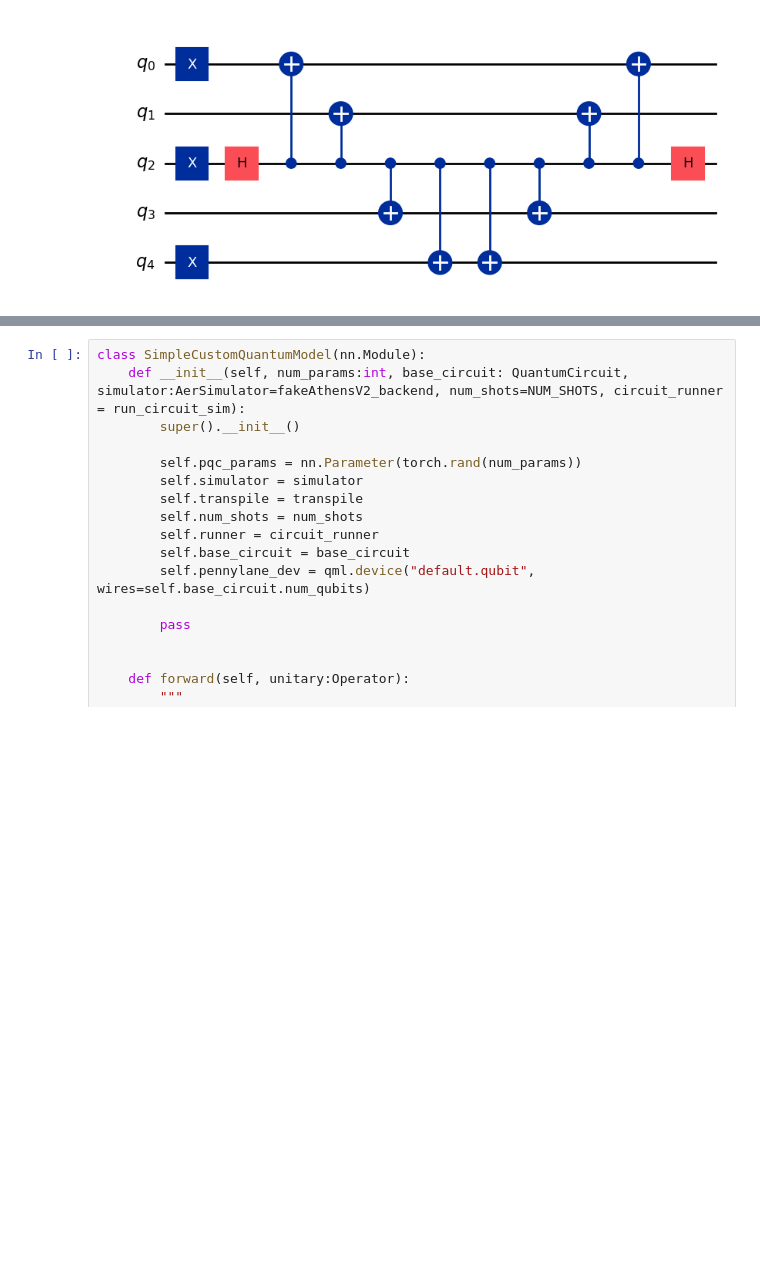
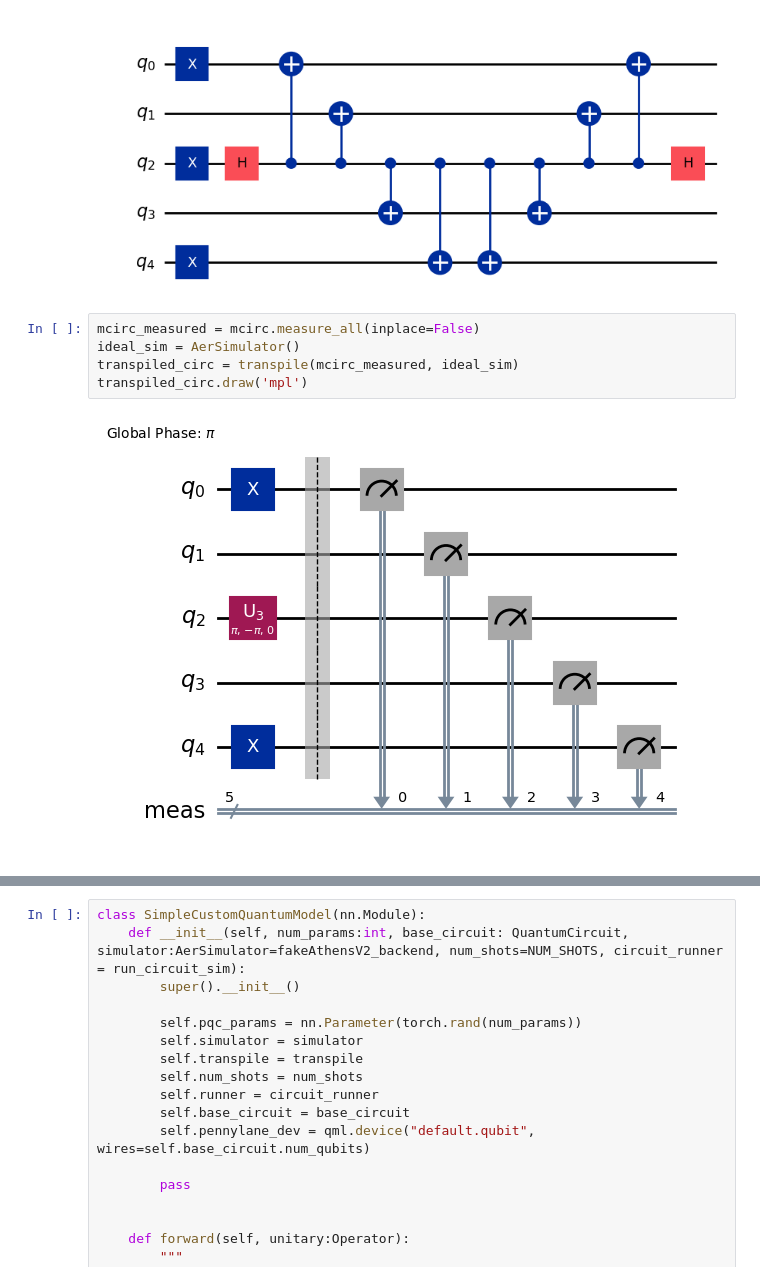
Before and after one commit to ashutiw2k/nequa, a Jupyter notebook: test_notebooks/Torch_PennyLane_IdealBackend.ipynb, the cells around one changed output, grey strips where cells are left out. Drawn from its saved outputs; the diff is of its cells as text; blank space fills up the shorter version.

```diff
--- a/test_notebooks/Torch_PennyLane_IdealBackend.ipynb
+++ b/test_notebooks/Torch_PennyLane_IdealBackend.ipynb
@@ -56,3 +59,10 @@ mcirc = get_circuit_for_model(INPUT_BITS, custom_ghz(5,2))
 mcirc.draw('mpl')
 # %% [output]
 [figure]
+# %%
+mcirc_measured = mcirc.measure_all(inplace=False)
+ideal_sim = AerSimulator()
+transpiled_circ = transpile(mcirc_measured, ideal_sim)
+transpiled_circ.draw('mpl')
+# %% [output]
+[figure, added]
```
Also changed, not shown: parts of 18 cells of this notebook, 2 other files.
